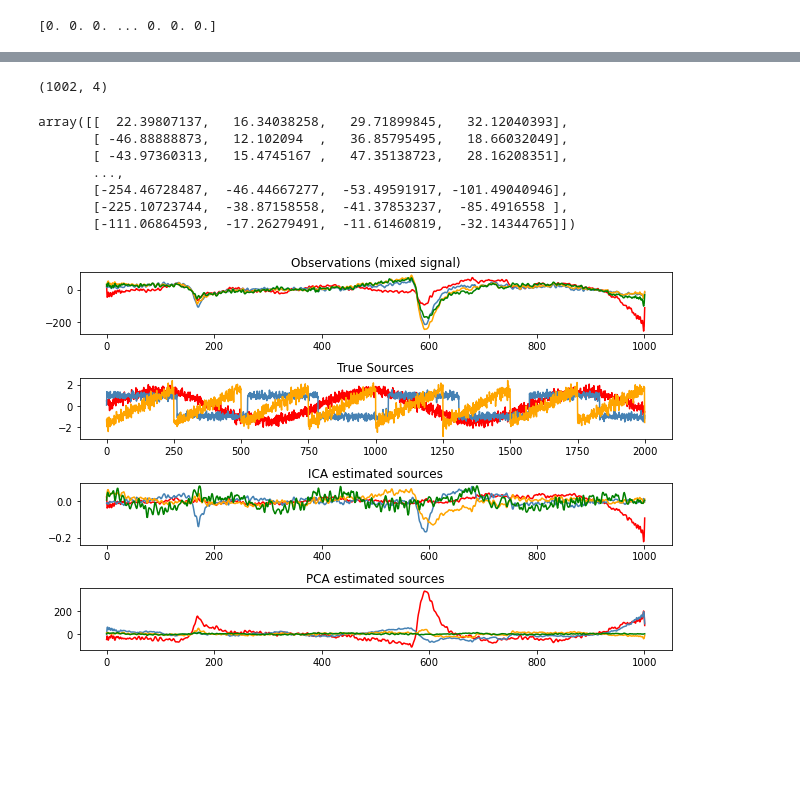
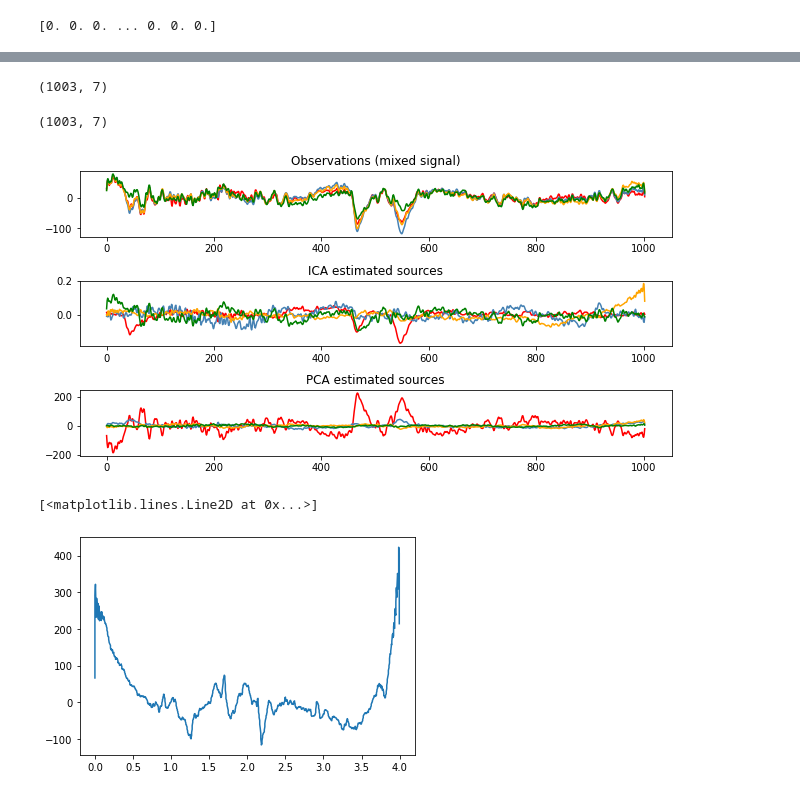
Before and after one commit to Surfincolin/hey-brain, a Jupyter notebook: data/data_exploration.ipynb, the cells around one changed output, grey strips where cells are left out. Cells and saved outputs as stored; diff of their text form; code cells hidden in the pictures; blank space fills up the shorter version.

```diff
--- a/data/data_exploration.ipynb
+++ b/data/data_exploration.ipynb
@@ -4,7 +4,7 @@ import numpy as np
 import pandas as pd
 import matplotlib.pyplot as plt
 # %%
-Pkl_Filename = 'raw_data_recording.pkl'
+Pkl_Filename = 'raw_data_recording-8ch.pkl'
 data = []
 with open(Pkl_Filename, 'rb') as file:
     data = pickle.load(file)
@@ -218,11 +221,20 @@ from sklearn.decomposition import FastICA, PCA
 # %%
 # def normalize(eeg_data):
 # %%
-event_1_5 = get_event_data(3, 5)
-event_1_6 = get_event_data(3, 6)
-event_1_7 = get_event_data(3, 7)
-event_1_8 = get_event_data(3, 8)
+event_1_2 = get_event_data(2, 2)
+event_1_3 = get_event_data(2, 3)
+event_1_4 = get_event_data(2, 4)
+event_1_5 = get_event_data(2, 5)
+event_1_6 = get_event_data(2, 6)
+event_1_7 = get_event_data(2, 7)
+event_1_8 = get_event_data(2, 8)
 
+for e in event_1_2:
+    e[0] = filter_eeg(e[0])
+for e in event_1_3:
+    e[0] = filter_eeg(e[0])
+for e in event_1_4:
+    e[0] = filter_eeg(e[0])
 for e in event_1_5:
     e[0] = filter_eeg(e[0])
 for e in event_1_6:
@@ -232,7 +244,10 @@ for e in event_1_7:
 for e in event_1_8:
     e[0] = filter_eeg(e[0])
 
-ev_1_all_ch = np.array([event_1_5[1][0],
+ev_1_all_ch = np.array([event_1_2[1][0],
+                            event_1_3[1][0],
+                            event_1_4[1][0],
+                            event_1_5[1][0],
                             event_1_6[1][0],
                             event_1_7[1][0],
                             event_1_8[1][0]]).T
@@ -254,43 +269,46 @@ S /= S.std(axis=0)  # Standardize data
 # Mix data
 A = np.array([[1, 1, 1], [0.5, 2, 1.0], [1.5, 1.0, 2.0]])  # Mixing matrix
 X = np.dot(S, A.T)  # Generate observations
-# X
-ev_1_all_ch
+# X.shape
+ev_1_all_ch.shape
 # %% [output]
-(1002, 4)
+(1003, 7)
-array([[  22.39807137,   16.34038258,   29.71899845,   32.12040393],
-       [ -46.88888873,   12.102094  ,   36.85795495,   18.66032049],
-       [ -43.97360313,   15.4745167 ,   47.35138723,   28.16208351],
-       ...,
-       [-254.46728487,  -46.44667277,  -53.49591917, -101.49040946],
-       [-225.10723744,  -38.87158558,  -41.37853237,  -85.4916558 ],
-       [-111.06864593,  -17.26279491,  -11.61460819,  -32.14344765]])
+(1003, 7)
 # %%
 # compute ICA
 ica = FastICA(n_components=4)
 S_ = ica.fit_transform(ev_1_all_ch)  # Get the estimated sources
 A_ = ica.mixing_  # Get estimated mixing matrix
 
 # compute PCA
 pca = PCA(n_components=4)
 H = pca.fit_transform(ev_1_all_ch)  # estimate PCA sources
 
 plt.figure(figsize=(9, 6))
 
-models = [ev_1_all_ch, S, S_, H]
+models = [ev_1_all_ch, S_, H]
 names = ['Observations (mixed signal)',
-         'True Sources',
          'ICA estimated sources',
          'PCA estimated sources']
 colors = ['red', 'steelblue', 'orange', 'green']
 
 for ii, (model, name) in enumerate(zip(models, names), 1):
     plt.subplot(4, 1, ii)
     plt.title(name)
     for sig, color in zip(model.T, colors):
         plt.plot(sig, color=color)
 
 plt.tight_layout()
 plt.show()
 # %% [output]
-[figure, old version]
+[figure, new version]
+# %%
+event_1_eye = get_event_data(2, 1)
+
+for e in event_1_eye:
+    e[0] = filter_eeg(e[0])
+
+plt.plot(event_1_eye[0][1], event_1_eye[0][0])
+# %% [output]
+[<matplotlib.lines.Line2D at 0x...>]
+[figure, added]
```
Also changed, not shown: parts of 14 cells of this notebook, 7 other files.
